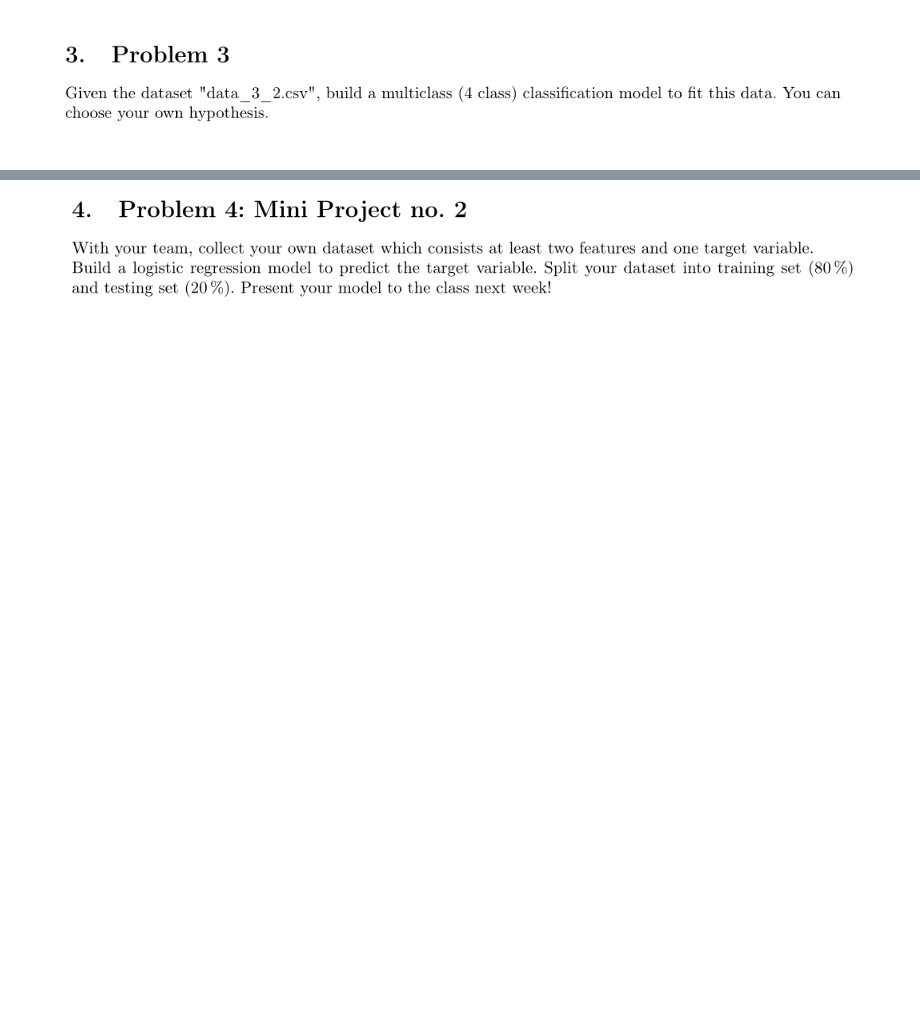
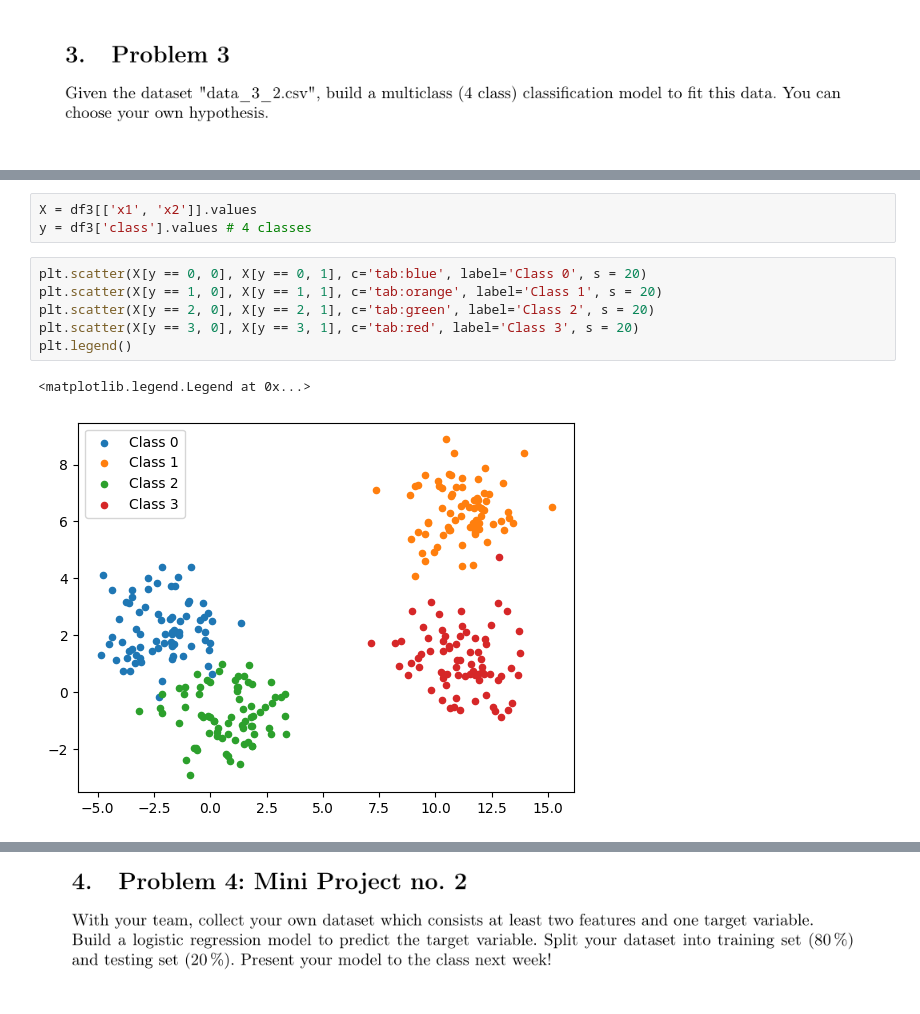
Before and after one commit to Radayou07/Intro-to-Machine-Learning, a Jupyter notebook: Logistic Regression/TP3.ipynb, the cells around one changed output, grey strips where cells are left out. Cells and saved outputs as stored; diff of their text form; blank space fills up the shorter version.

```diff
--- a/Logistic Regression/TP3.ipynb
+++ b/Logistic Regression/TP3.ipynb
@@ -182,0 +369,12 @@ df3 = pd.read_csv("data_3_2.csv")
+# %%
+X = df3[['x1', 'x2']].values
+y = df3['class'].values # 4 classes
+# %%
+plt.scatter(X[y == 0, 0], X[y == 0, 1], c='tab:blue', label='Class 0', s = 20)
+plt.scatter(X[y == 1, 0], X[y == 1, 1], c='tab:orange', label='Class 1', s = 20)
+plt.scatter(X[y == 2, 0], X[y == 2, 1], c='tab:green', label='Class 2', s = 20)
+plt.scatter(X[y == 3, 0], X[y == 3, 1], c='tab:red', label='Class 3', s = 20)
+plt.legend()
+# %% [output]
+<matplotlib.legend.Legend at 0x...>
+[figure, added]
```
Also changed, not shown: parts of 12 cells of this notebook, 1 other file.
